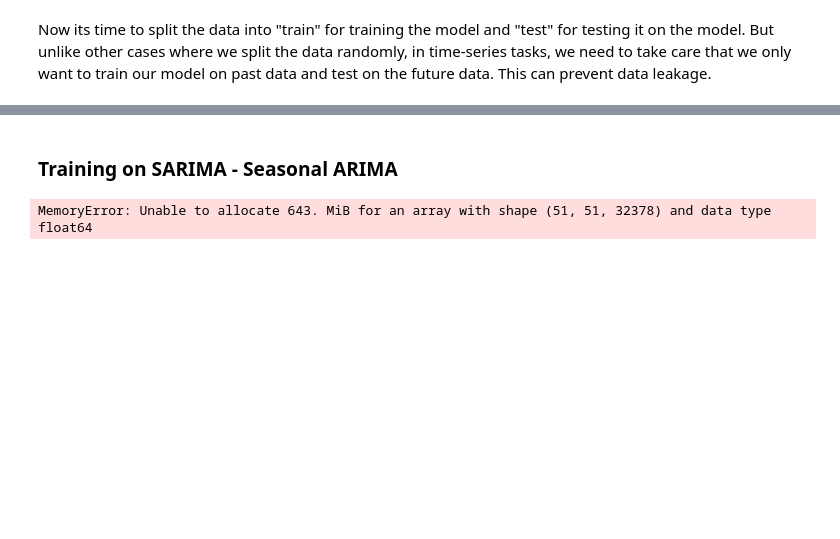
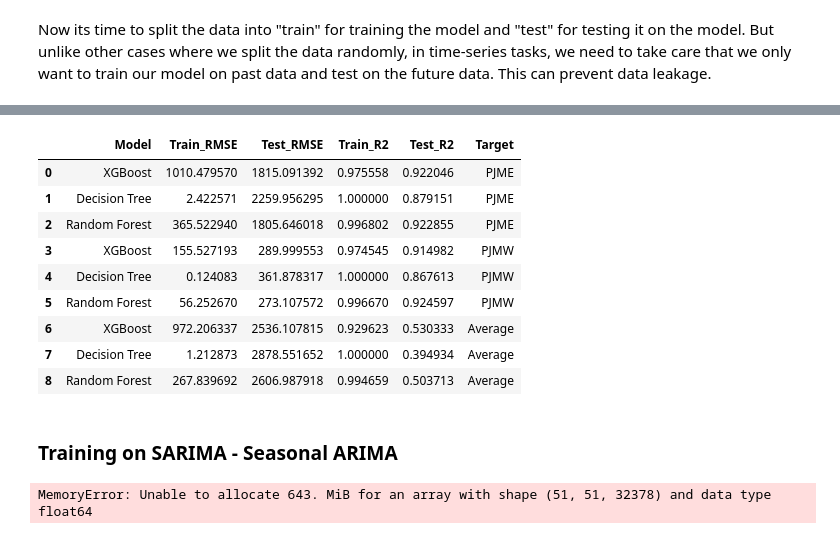
Before and after one commit to Himanshu-2678/Energy-Consumption-Forecasting, a Jupyter notebook: notebooks/4-model_building.ipynb, the cells around one changed output, grey strips where cells are left out. Cells and saved outputs as stored; diff of their text form; code cells hidden in the pictures; blank space fills up the shorter version.

Commit message:
Updated models

```diff
--- a/notebooks/4-model_building.ipynb
+++ b/notebooks/4-model_building.ipynb
@@ -91,4 +99,7 @@ arr = df_cleaned.astype(np.float32)
 # %%
 ## defining target variable
-X = df_cleaned.drop(["PJM_Load"] , axis = 1)
-y = df_cleaned["PJM_Load"]
+"""X_pjme = df_final.drop(["PJME_MW"] , axis = 1)
+X_pjmw = df_final.drop(["PJMW_MW"] , axis = 1)
+
+y_pjme = df_final["PJME_MW"]
+y_pjmw = df_final["PJMW_MW"]"""
@@ -121,7 +129,30 @@ def evaluate_model(true, predicted):
 # %%
 ## our models
 models = {
-    "Decision Tree": DecisionTreeRegressor(),
-    "Random Forest Regressor": RandomForestRegressor(),
+    "XGBoost": XGBRegressor(),
+    "Decision Tree" : DecisionTreeRegressor(),
+    "Random Forest": RandomForestRegressor(),
+    "LightGBM": LGBMRegressor(),
+    "CatBoost": CatBoostRegressor(verbose=0),
+    "Support Vector Machine": SVR(),
+    "K-Neighbors": KNeighborsRegressor(),
+    "Elastic Net": ElasticNet(),
+    "SARIMA" : SARIMAX,
+    "ARIMA": ARIMA,
+    "Prophet": Prophet()
 }
+# %%
+data_dict = {
+    'PJME': {
+        'X': df_final.drop(["PJME_MW", "PJME_PJMW_avg_Consumption"], axis=1),
+        'y': df_final["PJME_MW"]
+    },
+    'PJMW': {
+        'X': df_final.drop(["PJMW_MW", "PJME_PJMW_avg_Consumption"], axis=1),
+        'y': df_final["PJMW_MW"]
+    },
+    'Average': {
+        'X': df_final.drop(["PJME_MW", "PJMW_MW", "PJME_PJMW_avg_Consumption"], axis=1),
+        'y': df_final["PJME_PJMW_avg_Consumption"]
+}}
 # %%
@@ -147,3 +252,24 @@ for model_name, model in models.items():
+# %%
+# results of our models
+results_df = pd.DataFrame()
+
+for target_name, result in results.items():
+    temp_df = pd.DataFrame(result)
+    temp_df['Target'] = target_name
+    results_df = pd.concat([results_df, temp_df], ignore_index=True)
+
+results_df
+# %% [output]
+|  | Model | Train_RMSE | Test_RMSE | Train_R2 | Test_R2 | Target |
+| 0 | XGBoost | 1010.479570 | 1815.091392 | 0.975558 | 0.922046 | PJME |
+| 1 | Decision Tree | 2.422571 | 2259.956295 | 1.000000 | 0.879151 | PJME |
+| 2 | Random Forest | 365.522940 | 1805.646018 | 0.996802 | 0.922855 | PJME |
+| 3 | XGBoost | 155.527193 | 289.999553 | 0.974545 | 0.914982 | PJMW |
+| 4 | Decision Tree | 0.124083 | 361.878317 | 1.000000 | 0.867613 | PJMW |
+| 5 | Random Forest | 56.252670 | 273.107572 | 0.996670 | 0.924597 | PJMW |
+| 6 | XGBoost | 972.206337 | 2536.107815 | 0.929623 | 0.530333 | Average |
+| 7 | Decision Tree | 1.212873 | 2878.551652 | 1.000000 | 0.394934 | Average |
+| 8 | Random Forest | 267.839692 | 2606.987918 | 0.994659 | 0.503713 | Average |
 # %% [markdown]
 ### Training on SARIMA - Seasonal ARIMA
 # %%
```
Also changed, not shown: parts of 14 cells of this notebook, 4 other files.
